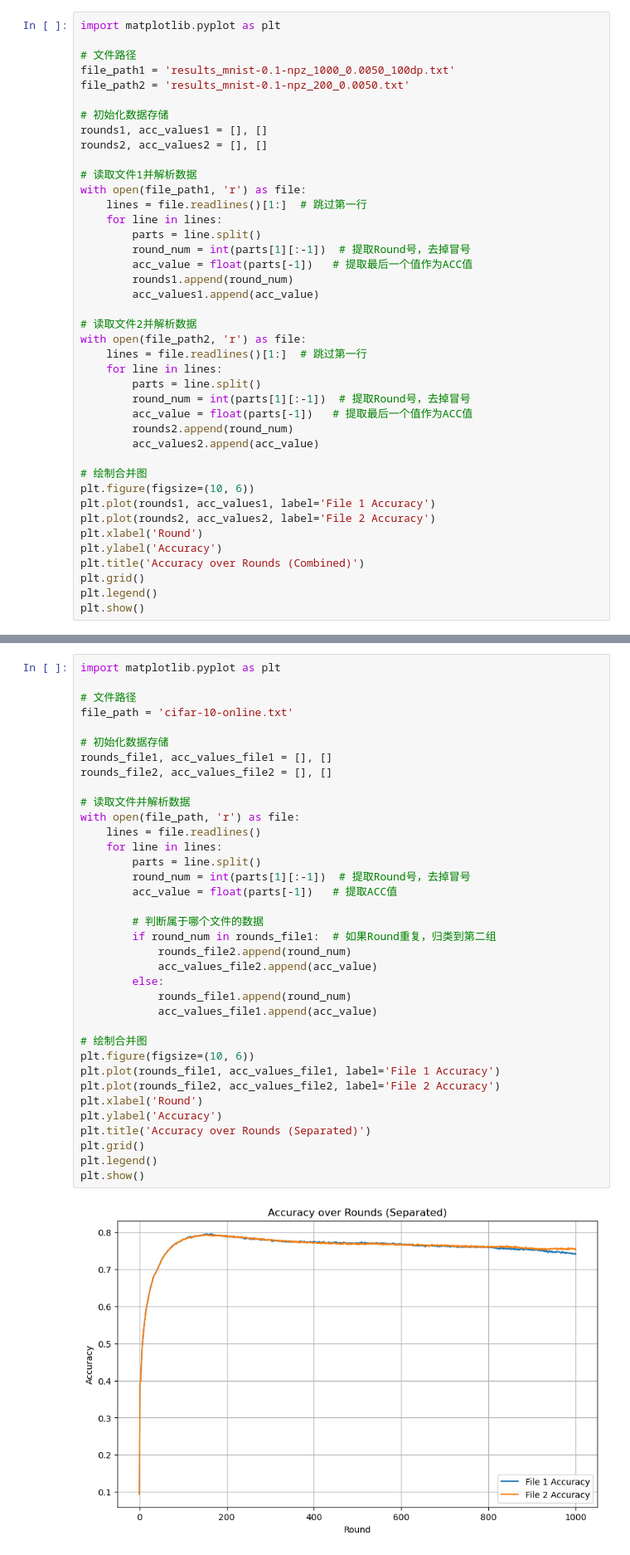
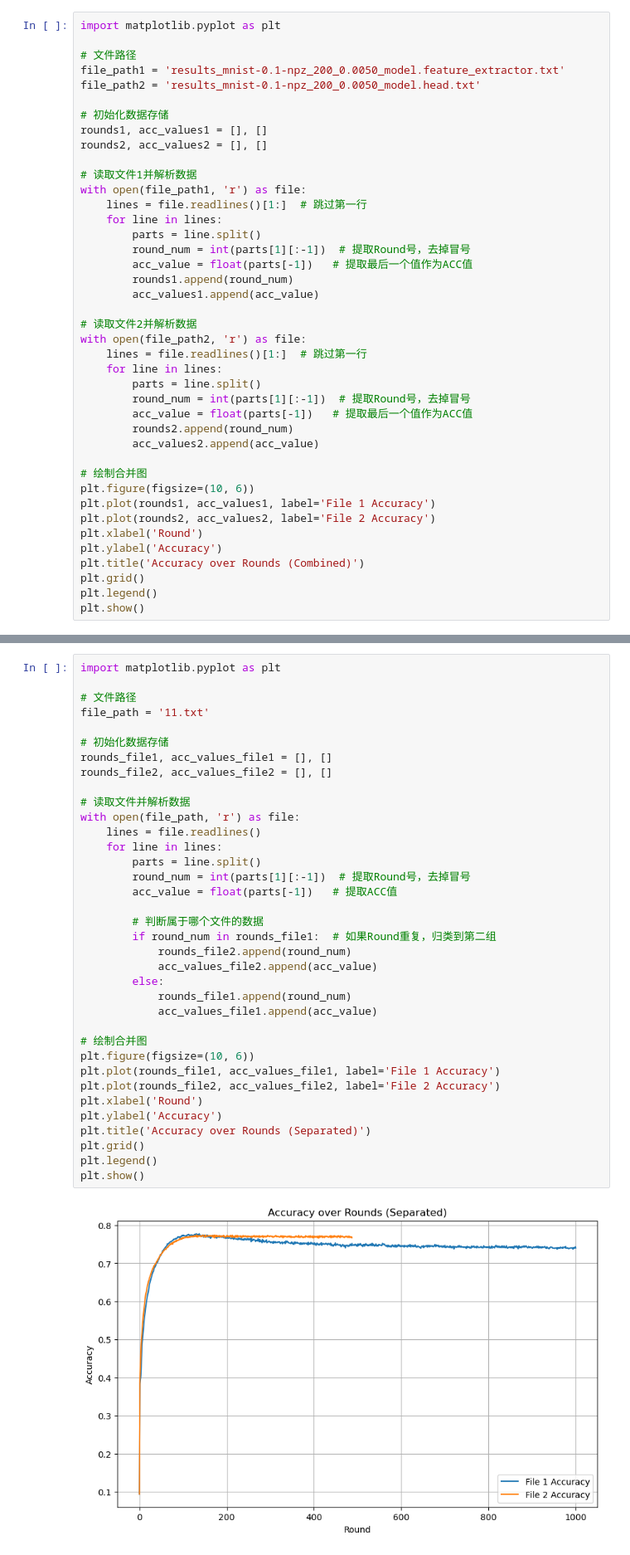
Before and after one commit to PangYuanbo/FedCP, a Jupyter notebook: system/results/view.ipynb, the cells around one changed output, grey strips where cells are left out. Shown: that part at 83% size. Drawn from its saved outputs; the diff is of its cells as text.

```diff
--- a/system/results/view.ipynb
+++ b/system/results/view.ipynb
@@ -64,8 +64,8 @@ plt.show()
 import matplotlib.pyplot as plt
 
 # 文件路径
-file_path1 = 'results_mnist-0.1-npz_1000_0.0050_100dp.txt'
-file_path2 = 'results_mnist-0.1-npz_200_0.0050.txt'
+file_path1 = 'results_mnist-0.1-npz_200_0.0050_model.feature_extractor.txt'
+file_path2 = 'results_mnist-0.1-npz_200_0.0050_model.head.txt'
 
 # 初始化数据存储
 rounds1, acc_values1 = [], []
@@ -107,37 +107,37 @@ plt.show()
 import matplotlib.pyplot as plt
 
 # 文件路径
-file_path = 'cifar-10-online.txt'
+file_path = '11.txt'
 
 # 初始化数据存储
 rounds_file1, acc_values_file1 = [], []
 rounds_file2, acc_values_file2 = [], []
 
 # 读取文件并解析数据
 with open(file_path, 'r') as file:
     lines = file.readlines()
     for line in lines:
         parts = line.split()
         round_num = int(parts[1][:-1])  # 提取Round号，去掉冒号
         acc_value = float(parts[-1])   # 提取ACC值
 
         # 判断属于哪个文件的数据
         if round_num in rounds_file1:  # 如果Round重复，归类到第二组
             rounds_file2.append(round_num)
             acc_values_file2.append(acc_value)
         else:
             rounds_file1.append(round_num)
             acc_values_file1.append(acc_value)
 
 # 绘制合并图
 plt.figure(figsize=(10, 6))
 plt.plot(rounds_file1, acc_values_file1, label='File 1 Accuracy')
 plt.plot(rounds_file2, acc_values_file2, label='File 2 Accuracy')
 plt.xlabel('Round')
 plt.ylabel('Accuracy')
 plt.title('Accuracy over Rounds (Separated)')
 plt.grid()
 plt.legend()
 plt.show()
 # %% [output]
-[figure, old version]
+[figure, new version]
```
Also changed, not shown: parts of 1 cell of this notebook, 13 other files.
